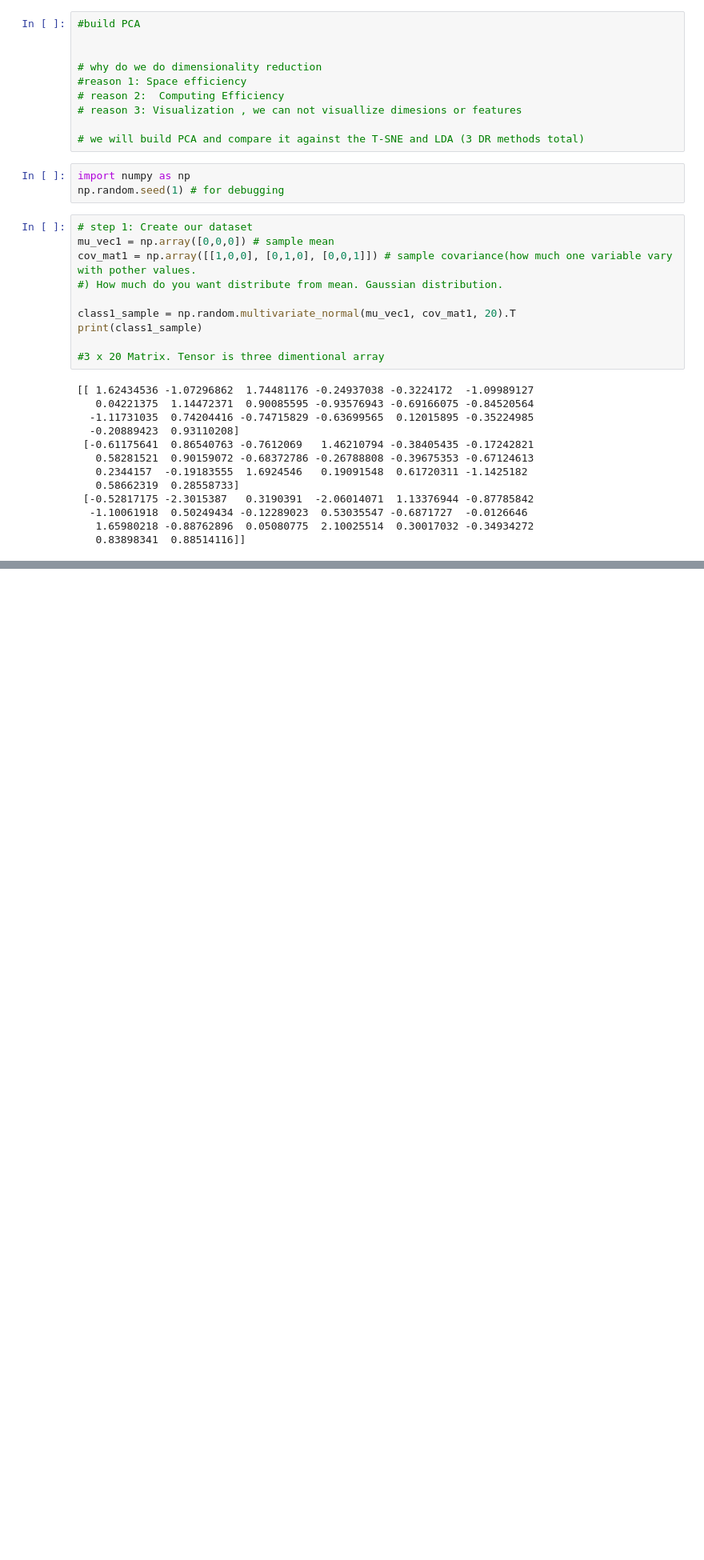
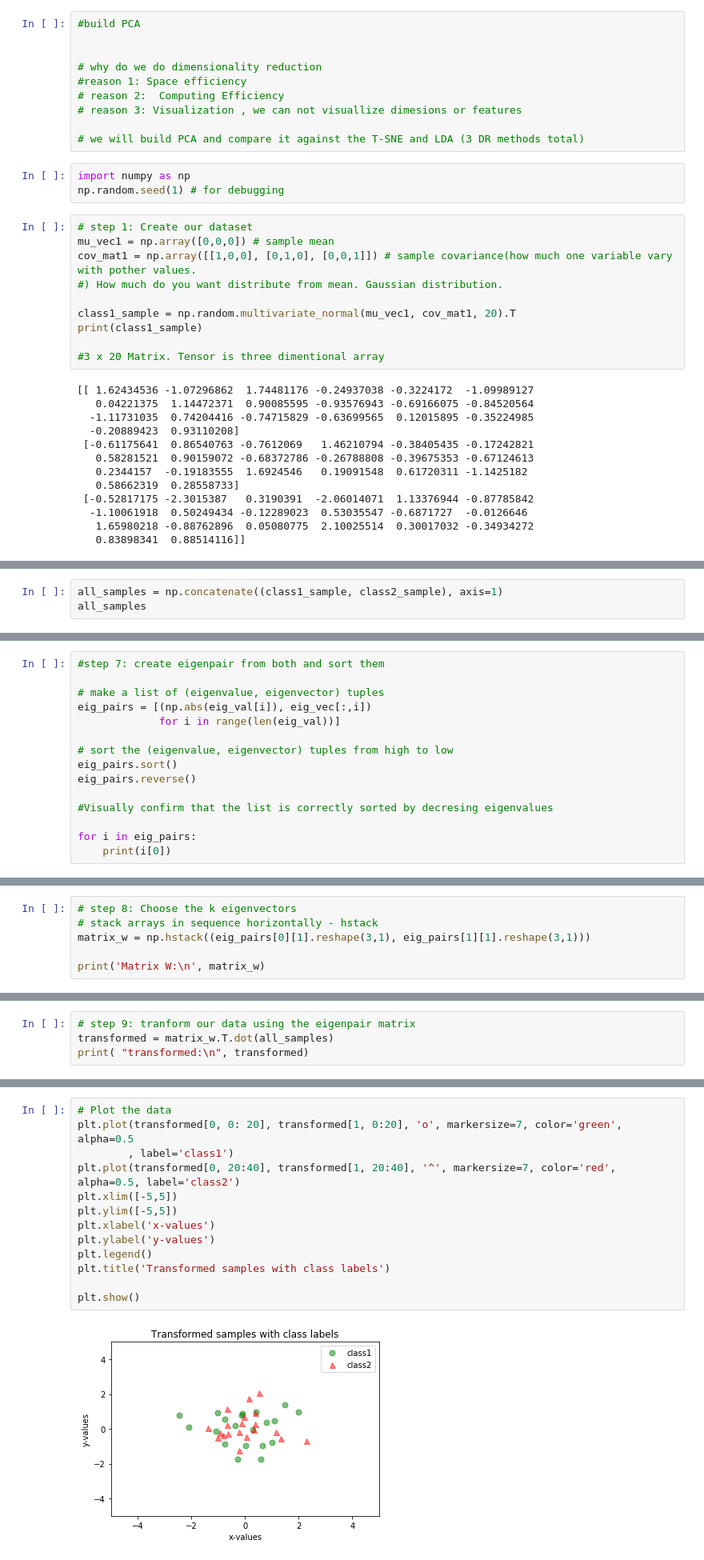
Before and after one commit to abhikolekar/PCA, a Jupyter notebook: PrincipleComponentAnalysis/PCA.ipynb, the cells around one changed output, grey strips where cells are left out. Shown at 80% size. Saved outputs shown, nothing was run; the diff lists cells and outputs as text; blank space fills up the shorter version.

Commit message:
Complte PCA and plot the graphs

```diff
--- a/PrincipleComponentAnalysis/PCA.ipynb
+++ b/PrincipleComponentAnalysis/PCA.ipynb
@@ -87,0 +90,3 @@ Populating the interactive namespace from numpy and matplotlib
+# %%
+all_samples = np.concatenate((class1_sample, class2_sample), axis=1)
+all_samples
@@ -87,0 +177,15 @@ Populating the interactive namespace from numpy and matplotlib
+# %%
+#step 7: create eigenpair from both and sort them
+
+# make a list of (eigenvalue, eigenvector) tuples
+eig_pairs = [(np.abs(eig_val[i]), eig_vec[:,i])
+             for i in range(len(eig_val))]
+
+# sort the (eigenvalue, eigenvector) tuples from high to low
+eig_pairs.sort()
+eig_pairs.reverse()
+
+#Visually confirm that the list is correctly sorted by decresing eigenvalues
+
+for i in eig_pairs:
+    print(i[0])
@@ -87,0 +196,6 @@ Populating the interactive namespace from numpy and matplotlib
+# %%
+# step 8: Choose the k eigenvectors
+# stack arrays in sequence horizontally - hstack
+matrix_w = np.hstack((eig_pairs[0][1].reshape(3,1), eig_pairs[1][1].reshape(3,1)))
+
+print('Matrix W:\n', matrix_w)
@@ -87,0 +207,4 @@ Populating the interactive namespace from numpy and matplotlib
+# %%
+# step 9: tranform our data using the eigenpair matrix
+transformed = matrix_w.T.dot(all_samples)
+print( "transformed:\n", transformed)
@@ -87,0 +227,15 @@ Populating the interactive namespace from numpy and matplotlib
+# %%
+# Plot the data
+plt.plot(transformed[0, 0: 20], transformed[1, 0:20], 'o', markersize=7, color='green', alpha=0.5
+        , label='class1')
+plt.plot(transformed[0, 20:40], transformed[1, 20:40], '^', markersize=7, color='red', alpha=0.5, label='class2')
+plt.xlim([-5,5])
+plt.ylim([-5,5])
+plt.xlabel('x-values')
+plt.ylabel('y-values')
+plt.legend()
+plt.title('Transformed samples with class labels')
+
+plt.show()
+# %% [output]
+[figure, added]
```
Also changed, not shown: parts of 12 cells of this notebook.
